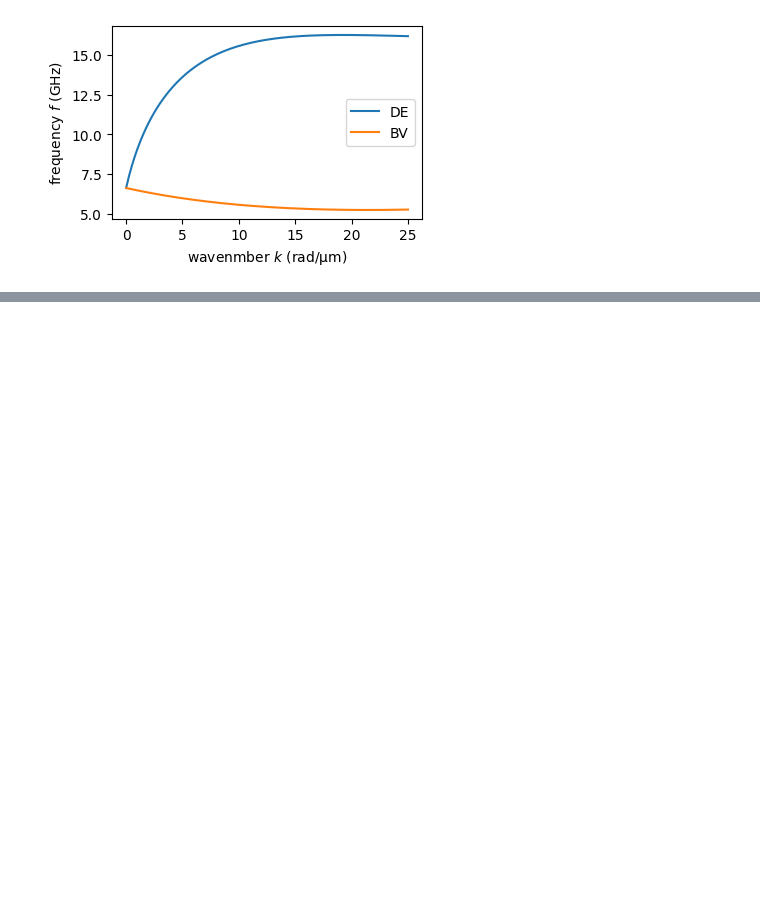
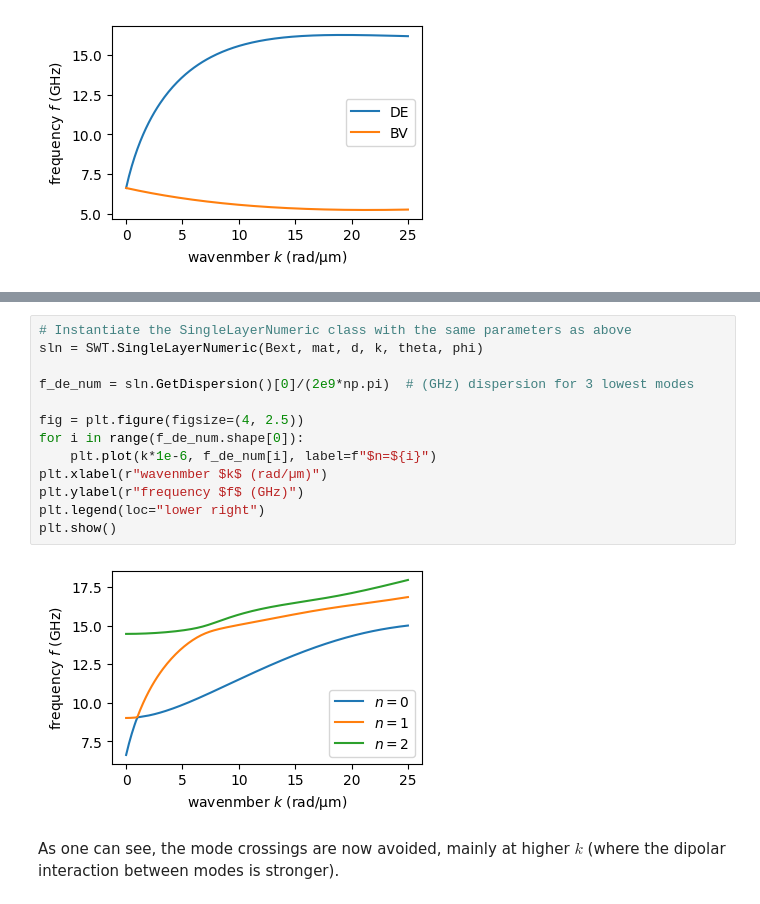
Before and after one commit to CEITECmagnonics/SpinWaveToolkit, a Jupyter notebook: examples/dispersion_relation_basic.ipynb, the cells around one changed output, grey strips where cells are left out. Drawn from its saved outputs; the diff is of its cells as text; blank space fills up the shorter version.

```diff
--- a/examples/dispersion_relation_basic.ipynb
+++ b/examples/dispersion_relation_basic.ipynb
@@ -63,0 +92,17 @@ plt.show()
+# %%
+# Instantiate the SingleLayerNumeric class with the same parameters as above
+sln = SWT.SingleLayerNumeric(Bext, mat, d, k, theta, phi)
+
+f_de_num = sln.GetDispersion()[0]/(2e9*np.pi)  # (GHz) dispersion for 3 lowest modes
+
+fig = plt.figure(figsize=(4, 2.5))
+for i in range(f_de_num.shape[0]):
+    plt.plot(k*1e-6, f_de_num[i], label=f"$n=${i}")
+plt.xlabel(r"wavenmber $k$ (rad/µm)")
+plt.ylabel(r"frequency $f$ (GHz)")
+plt.legend(loc="lower right")
+plt.show()
+# %% [output]
+[figure, added]
+# %% [markdown]
+As one can see, the mode crossings are now avoided, mainly at higher $k$ (where the dipolar interaction between modes is stronger).
```
Also changed, not shown: parts of 7 cells of this notebook.
